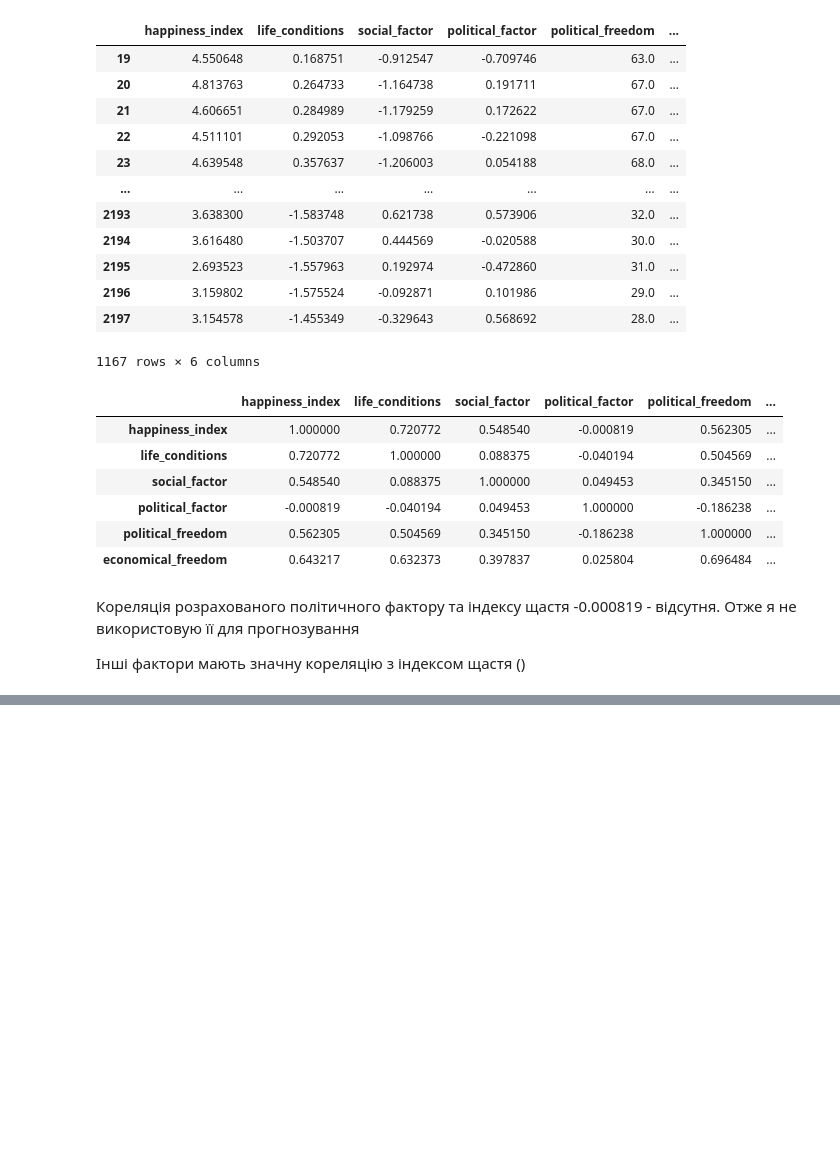
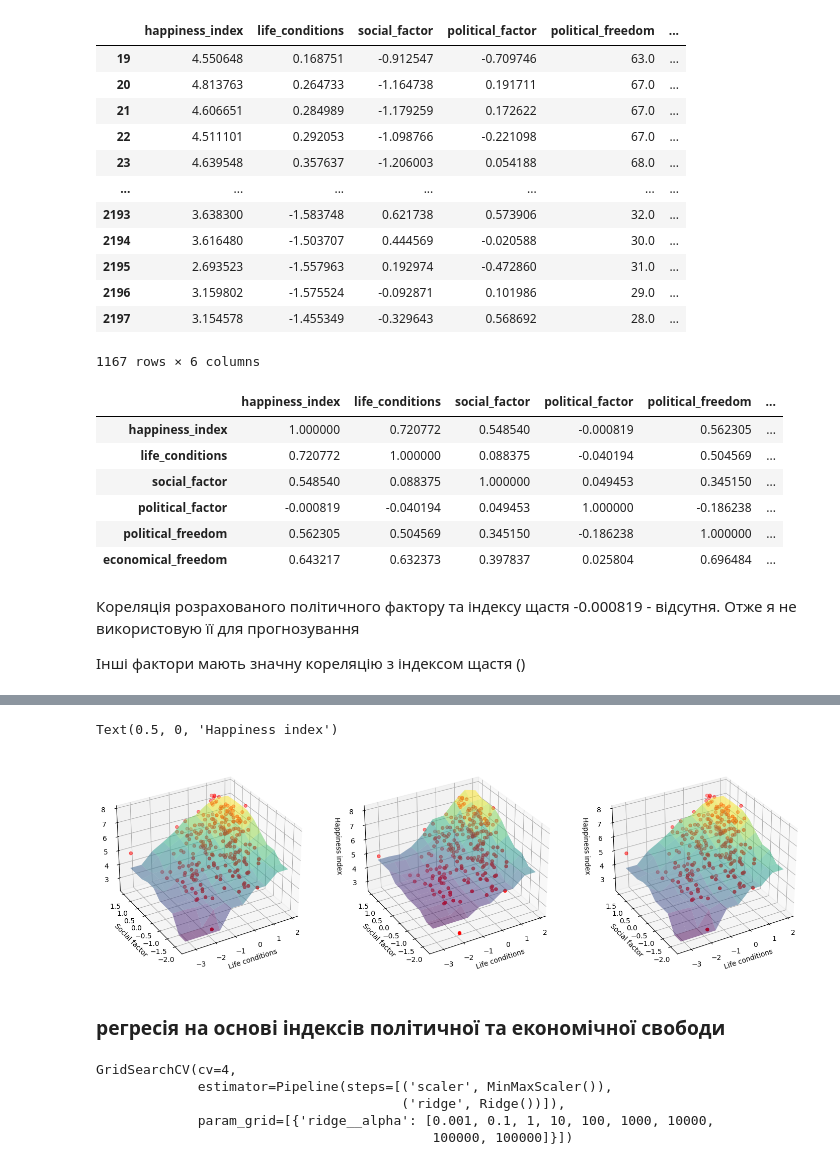
Before and after one commit to sevenfox148/happiness_index, a Jupyter notebook: models.ipynb, the cells around one changed output, grey strips where cells are left out. Cells and saved outputs as stored; diff of their text form; code cells hidden in the pictures; blank space fills up the shorter version.

Commit message:
add 3d graph

```diff
--- a/models.ipynb
+++ b/models.ipynb
@@ -218,3 +239,8 @@ index_df.drop(columns=['political_factor'], axis=1, inplace=True)
 # %%
 y = index_df['happiness_index']
 x = index_df.drop(columns=['happiness_index'], axis=1)
+# %%
+train, test, y_train, y_test = train_test_split(x, y, test_size=0.2, random_state=1)
+
+print("number of test samples :", test.shape[0])
+print("number of training samples:", train.shape[0])
@@ -220,0 +278,7 @@ x = index_df.drop(columns=['happiness_index'], axis=1)
+# %%
+factor_train = train[['life_conditions','social_factor']]
+factor_test = test[['life_conditions','social_factor']]
+
+lr.fit(factor_train, y_train)
+poly_grid.fit(factor_train, y_train)
+rr_grid.fit(factor_train, y_train)
@@ -220,0 +291,3 @@ x = index_df.drop(columns=['happiness_index'], axis=1)
+# %%
+best_poly = poly_grid.best_estimator_
+best_rr = rr_grid.best_estimator_
@@ -220,0 +310,47 @@ x = index_df.drop(columns=['happiness_index'], axis=1)
+# %%
+elevation = 30
+azimuth = 240
+
+fig1, (ax1, ax2, ax3) = plt.subplots(1, 3, subplot_kw={'projection': '3d'}, figsize=(18, 6))
+
+ax1.scatter(test['life_conditions'],test['social_factor'], y_test, color='r')
+x_3, y_3, z_3 = axis_3d(test['life_conditions'], test['social_factor'], lr.predict(factor_test))
+ax1.plot_surface(x_3, y_3, z_3, cmap='viridis', alpha=0.5)
+ax1.view_init(elev=elevation, azim=azimuth)
+ax1.set_xlabel('Life conditions')
+ax1.set_ylabel('Social factor')
+ax1.set_zlabel('Happiness index')
+
+ax2.scatter(test['life_conditions'],test['social_factor'], y_test, color='r')
+x_3, y_3, z_3 = axis_3d(test['life_conditions'], test['social_factor'], best_poly.predict(factor_test))
+ax2.plot_surface(x_3, y_3, z_3, cmap='viridis', alpha=0.5)
+ax2.view_init(elev=elevation, azim=azimuth)
+ax2.set_xlabel('Life conditions')
+ax2.set_ylabel('Social factor')
+ax2.set_zlabel('Happiness index')
+
+ax3.scatter(test['life_conditions'],test['social_factor'], y_test, color='r')
+x_3, y_3, z_3 = axis_3d(test['life_conditions'], test['social_factor'], best_rr.predict(factor_test))
+ax3.plot_surface(x_3, y_3, z_3, cmap='viridis', alpha=0.5)
+ax3.view_init(elev=elevation, azim=azimuth)
+ax3.set_xlabel('Life conditions')
+ax3.set_ylabel('Social factor')
+ax3.set_zlabel('Happiness index')
+# %% [output]
+Text(0.5, 0, 'Happiness index')
+[figure, added]
+# %% [markdown]
+### регресія на основі індексів політичної та економічної свободи
+# %%
+freedom_train = train[['political_freedom', 'economical_freedom']]
+freedom_test = test[['political_freedom', 'economical_freedom']]
+
+lr.fit(freedom_train, y_train)
+poly_grid.fit(freedom_train, y_train)
+rr_grid.fit(freedom_train, y_train)
+# %% [output]
+GridSearchCV(cv=4,
+             estimator=Pipeline(steps=[('scaler', MinMaxScaler()),
+                                       ('ridge', Ridge())]),
+             param_grid=[{'ridge__alpha': [0.001, 0.1, 1, 10, 100, 1000, 10000,
+                                           100000, 100000]}])
```
Also changed, not shown: parts of 18 cells of this notebook.
